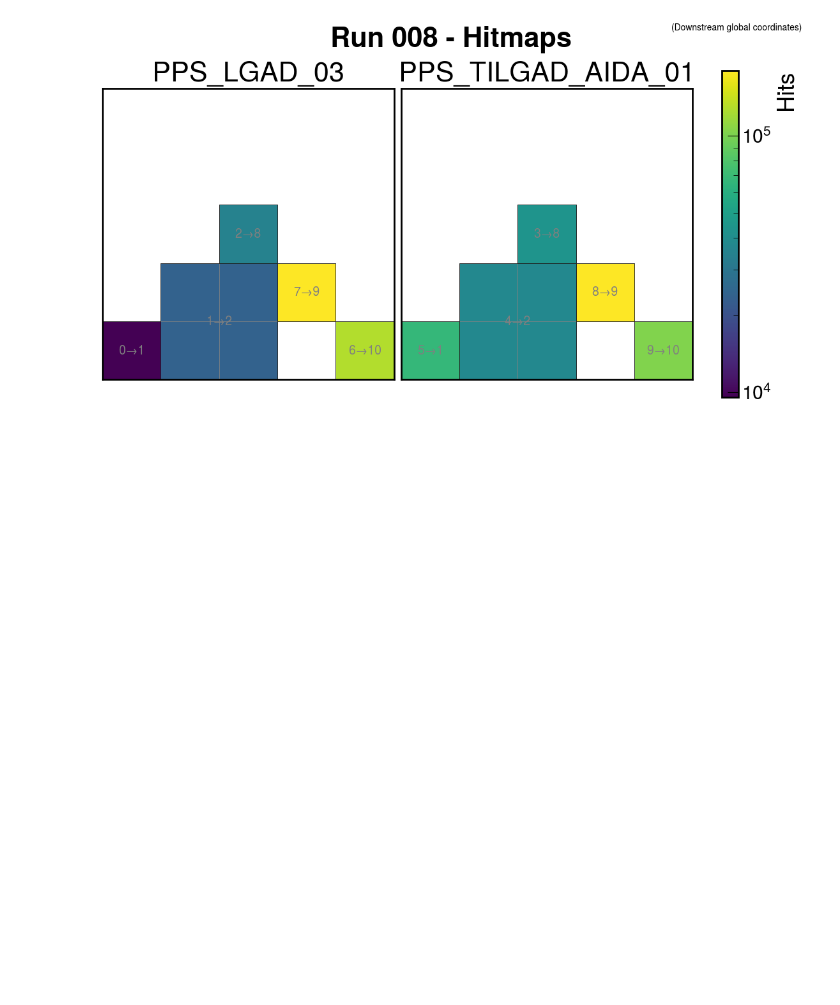
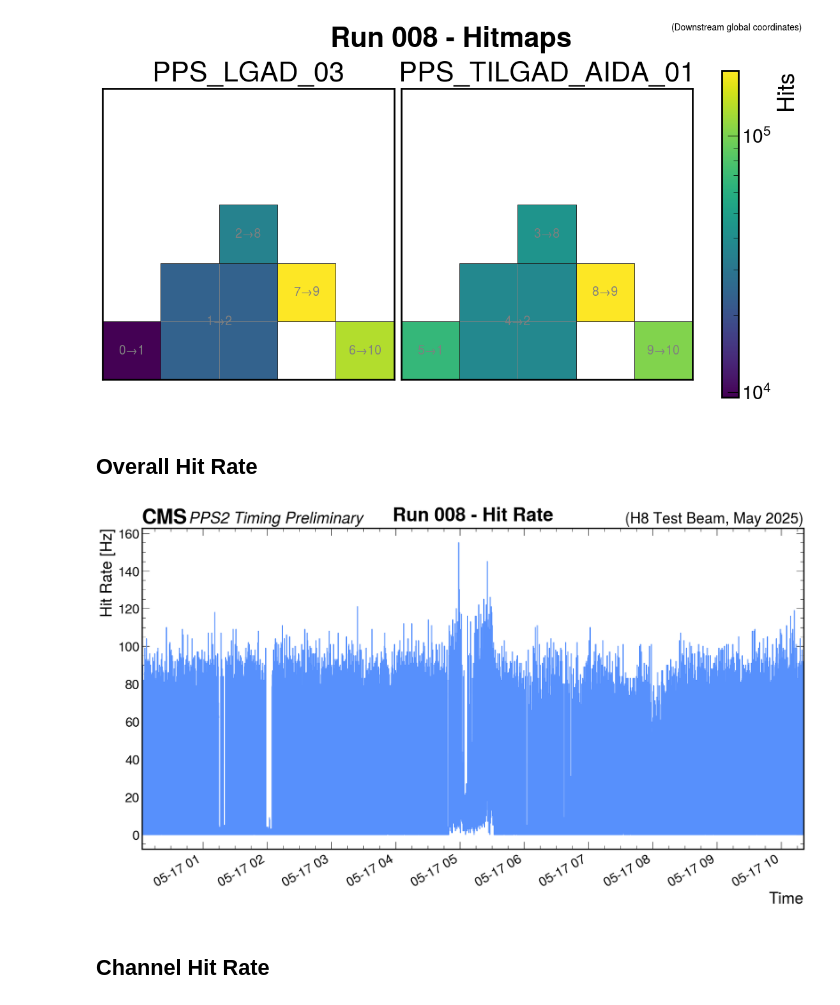
Before and after one commit to cbeiraod/PPS2-Timing-TB-Analysis, a Jupyter notebook: SAMPIClyserAnalysis.ipynb, the cells around one changed output. Drawn from its saved outputs; the diff is of its cells as text; code cells hidden in the pictures; blank space fills up the shorter version.

Commit message:
Added hit rate and channel hit rate plots

```diff
--- a/SAMPIClyserAnalysis.ipynb
+++ b/SAMPIClyserAnalysis.ipynb
@@ -85,3 +85,5 @@ fig = plot_hitmap(
 fig
 # %% [output]
 [figure]
+# %% [markdown]
+## Overall Hit Rate
@@ -87,0 +93,21 @@ fig
+# %%
+plot_title = run_info.name + " - Hit Rate"
+
+fig = plot_hit_rate(
+    parquet_file,
+    plot_hits=False,
+    bin_size=1,
+    #start_time=datetime.datetime(2025, 5, 15, 23, 27),
+    #end_time=datetime.datetime(2025, 5, 15, 23, 57),
+    label="PPS2 Timing Preliminary",
+    rlabel="(H8 Test Beam, May 2025)",
+    #log_y=True,
+    figsize = (17, 10),
+    title=plot_title,
+    )
+
+fig
+# %% [output]
+[figure, added]
+# %% [markdown]
+## Channel Hit Rate
```
Also changed, not shown: parts of 3 cells of this notebook.
